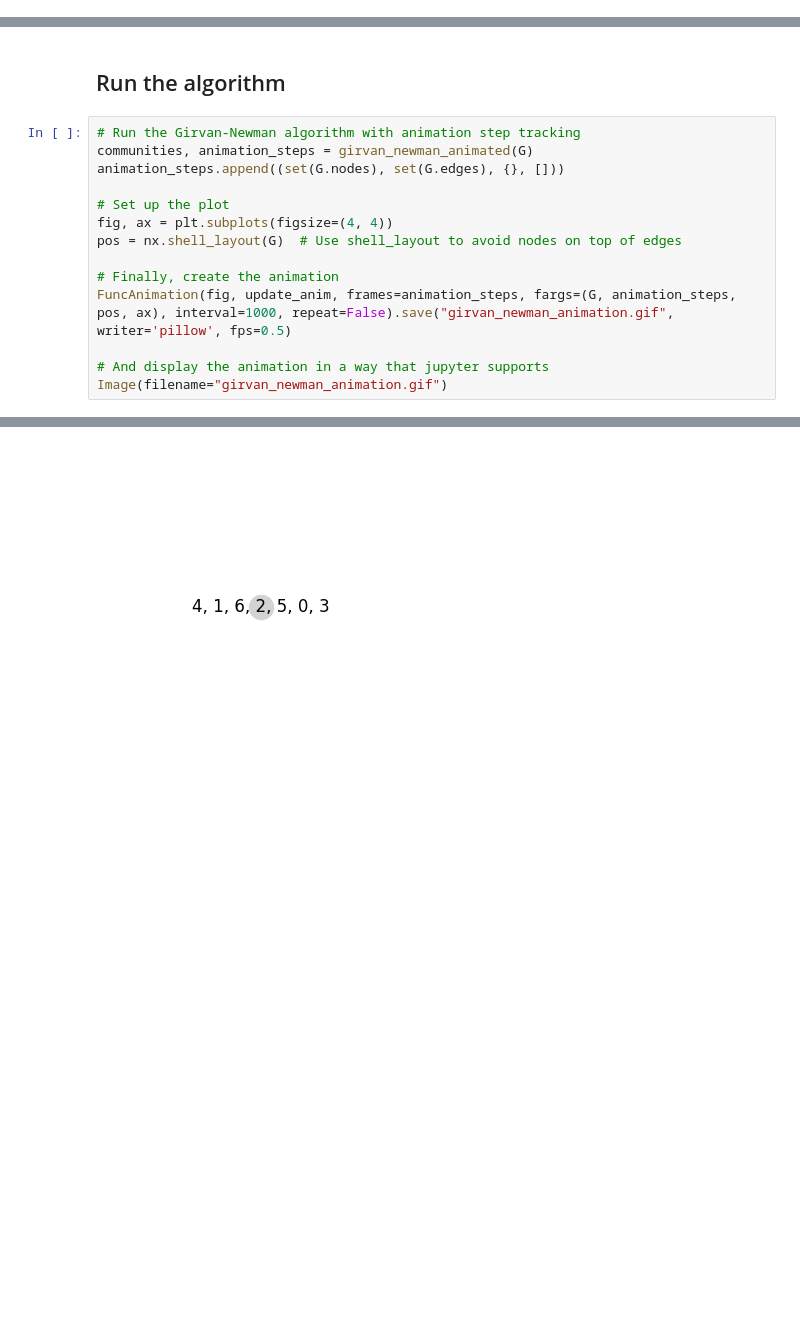
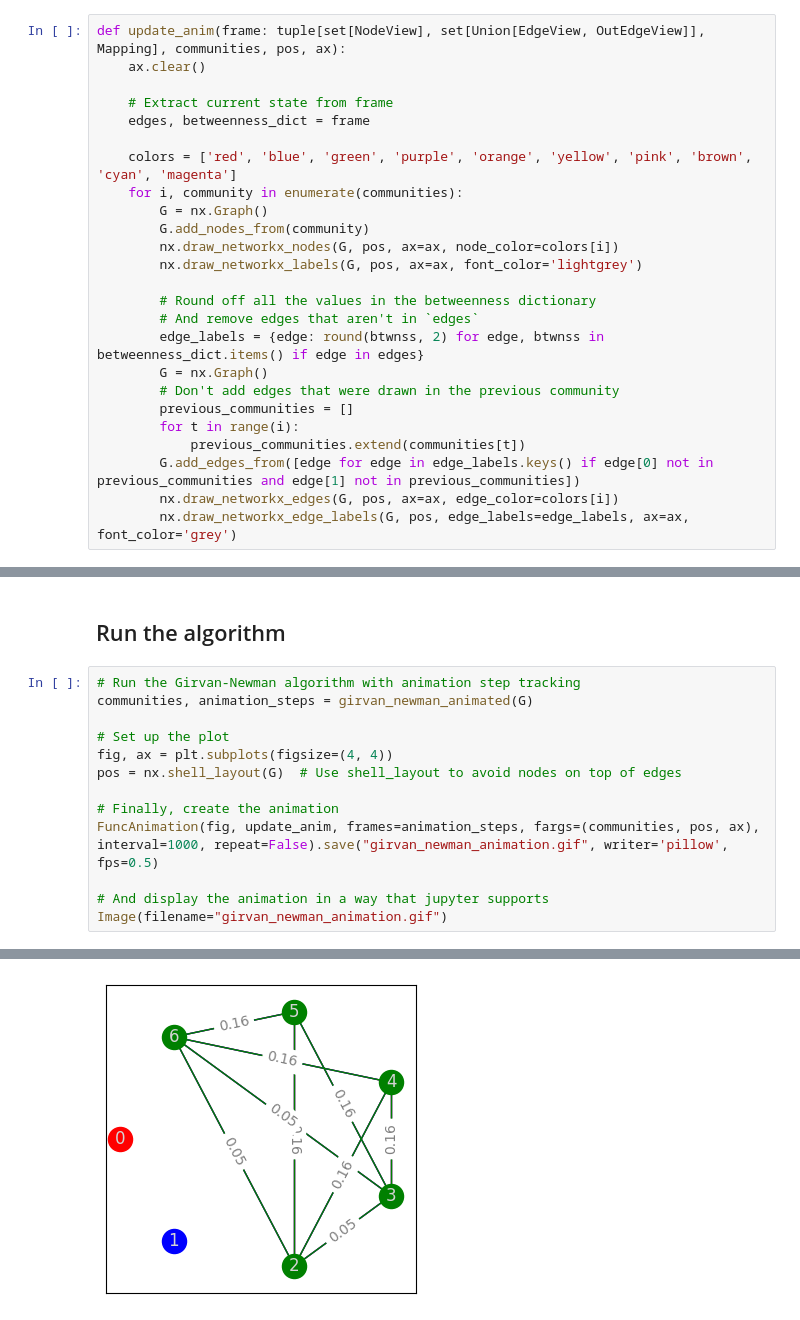
Before and after one commit to MidnightHermes/CS5110-Final-Project, a Jupyter notebook: src/algorithms/girvan_newman.ipynb, the cells around one changed output, grey strips where cells are left out. Drawn from its saved outputs; the diff is of its cells as text; blank space fills up the shorter version.

Commit message:
Updated girvan-newman ipynb file, to draw new output format

```diff
--- a/src/algorithms/girvan_newman.ipynb
+++ b/src/algorithms/girvan_newman.ipynb
@@ -105,3 +50,28 @@ def update_anim(frame: tuple[set[NodeView], set[Union[EdgeView, OutEdgeView]], M
+# %%
+def update_anim(frame: tuple[set[NodeView], set[Union[EdgeView, OutEdgeView]], Mapping], communities, pos, ax):
+    ax.clear()
+
+    # Extract current state from frame
+    edges, betweenness_dict = frame
+
+    colors = ['red', 'blue', 'green', 'purple', 'orange', 'yellow', 'pink', 'brown', 'cyan', 'magenta']
+    for i, community in enumerate(communities):
+        G = nx.Graph()
+        G.add_nodes_from(community)
+        nx.draw_networkx_nodes(G, pos, ax=ax, node_color=colors[i])
+        nx.draw_networkx_labels(G, pos, ax=ax, font_color='lightgrey')
+
+        # Round off all the values in the betweenness dictionary
+        # And remove edges that aren't in `edges`
+        edge_labels = {edge: round(btwnss, 2) for edge, btwnss in betweenness_dict.items() if edge in edges}
+        G = nx.Graph()
+        # Don't add edges that were drawn in the previous community
+        previous_communities = []
+        for t in range(i):
+            previous_communities.extend(communities[t])
+        G.add_edges_from([edge for edge in edge_labels.keys() if edge[0] not in previous_communities and edge[1] not in previous_communities])
+        nx.draw_networkx_edges(G, pos, ax=ax, edge_color=colors[i])
+        nx.draw_networkx_edge_labels(G, pos, edge_labels=edge_labels, ax=ax, font_color='grey')
 # %% [markdown]
 ### Graph Generation
 # %% [markdown]
@@ -132,14 +102,13 @@ nx.draw(G, pos, ax=ax, with_labels=True)
 # %%
 # Run the Girvan-Newman algorithm with animation step tracking
 communities, animation_steps = girvan_newman_animated(G)
-animation_steps.append((set(G.nodes), set(G.edges), {}, []))
 
 # Set up the plot
 fig, ax = plt.subplots(figsize=(4, 4))
 pos = nx.shell_layout(G)  # Use shell_layout to avoid nodes on top of edges
 
 # Finally, create the animation
-FuncAnimation(fig, update_anim, frames=animation_steps, fargs=(G, animation_steps, pos, ax), interval=1000, repeat=False).save("girvan_newman_animation.gif", writer='pillow', fps=0.5)
+FuncAnimation(fig, update_anim, frames=animation_steps, fargs=(communities, pos, ax), interval=1000, repeat=False).save("girvan_newman_animation.gif", writer='pillow', fps=0.5)
 
 # And display the animation in a way that jupyter supports
 Image(filename="girvan_newman_animation.gif")
@@ -148 +117 @@ Image(filename="girvan_newman_animation.gif")
-[figure, old version]
+[figure, new version]
```
Also changed, not shown: parts of 6 cells of this notebook, 1 other file.
